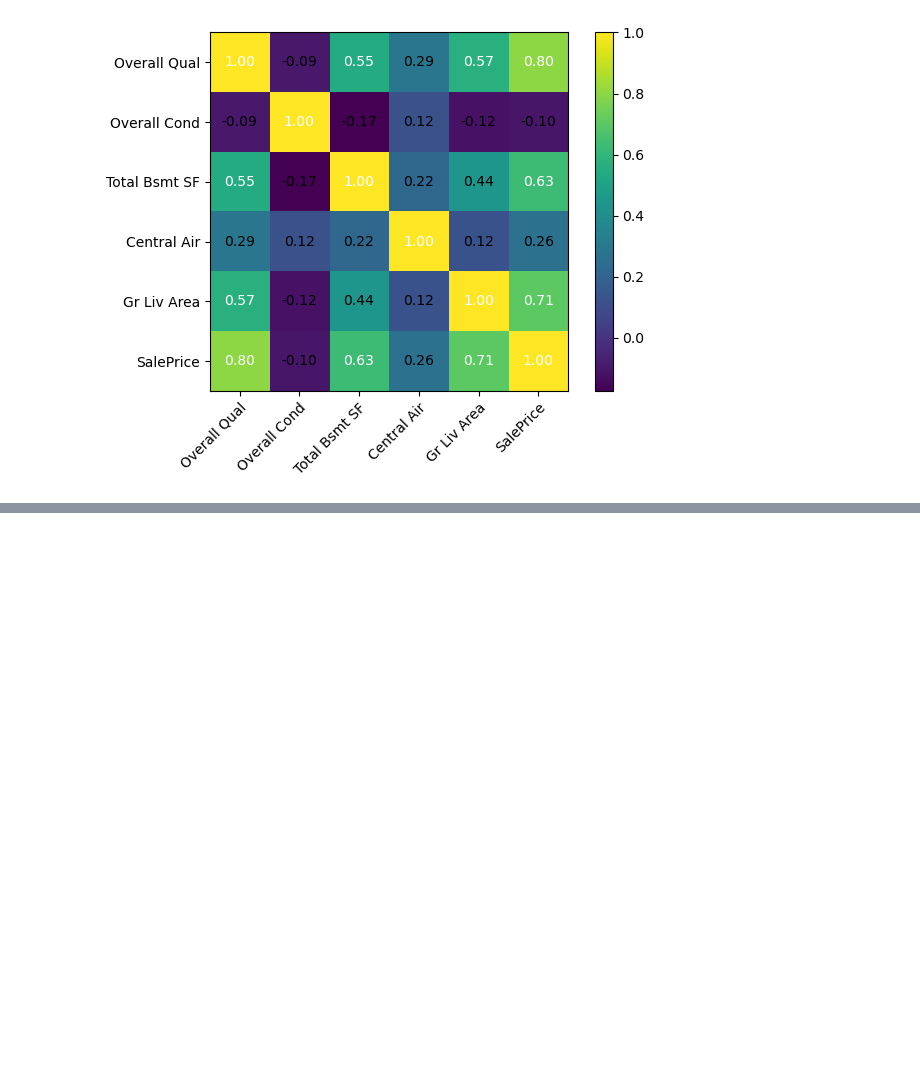
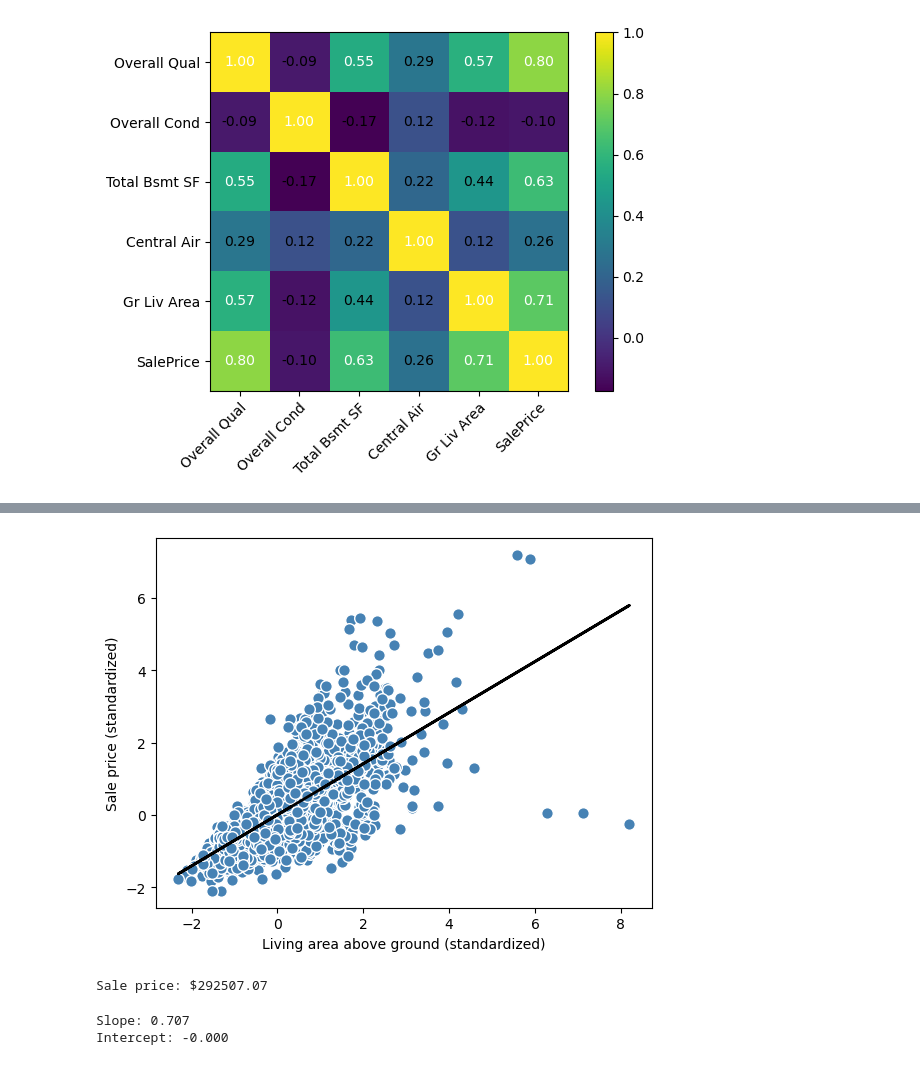
Before and after one commit to dusarp/Python-learning, a Jupyter notebook: machine learning/Raschka_ML_PyTorch_Scikit_learn/ch9/ch09.ipynb, the cells around one changed output, grey strips where cells are left out. Cells and saved outputs as stored; diff of their text form; code cells hidden in the pictures; blank space fills up the shorter version.

```diff
--- a/machine learning/Raschka_ML_PyTorch_Scikit_learn/ch9/ch09.ipynb
+++ b/machine learning/Raschka_ML_PyTorch_Scikit_learn/ch9/ch09.ipynb
@@ -95,0 +148,27 @@ plt.show()
+# %%
+def lin_regplot(X, y, model):
+    plt.scatter(X, y, c='steelblue', edgecolor='white', s=70)
+    plt.plot(X, model.predict(X), color='black', lw=2)
+    return
+# %%
+lin_regplot(X_std, y_std, lr)
+plt.xlabel('Living area above ground (standardized)')
+plt.ylabel('Sale price (standardized)')
+
+#plt.savefig('figures/09_07.png', dpi=300)
+plt.show()
+# %% [output]
+[figure, added]
+# %%
+feature_std = sc_x.transform(np.array([[2500]]))
+target_std = lr.predict(feature_std)
+target_reverted = sc_y.inverse_transform(target_std.reshape(-1, 1))
+print(f'Sale price: ${target_reverted.flatten()[0]:.2f}')
+# %% [output]
+Sale price: $292507.07
+# %%
+print(f'Slope: {lr.w_[0]:.3f}')
+print(f'Intercept: {lr.b_[0]:.3f}')
+# %% [output]
+Slope: 0.707
+Intercept: -0.000
```
Also changed, not shown: parts of 5 cells of this notebook.
